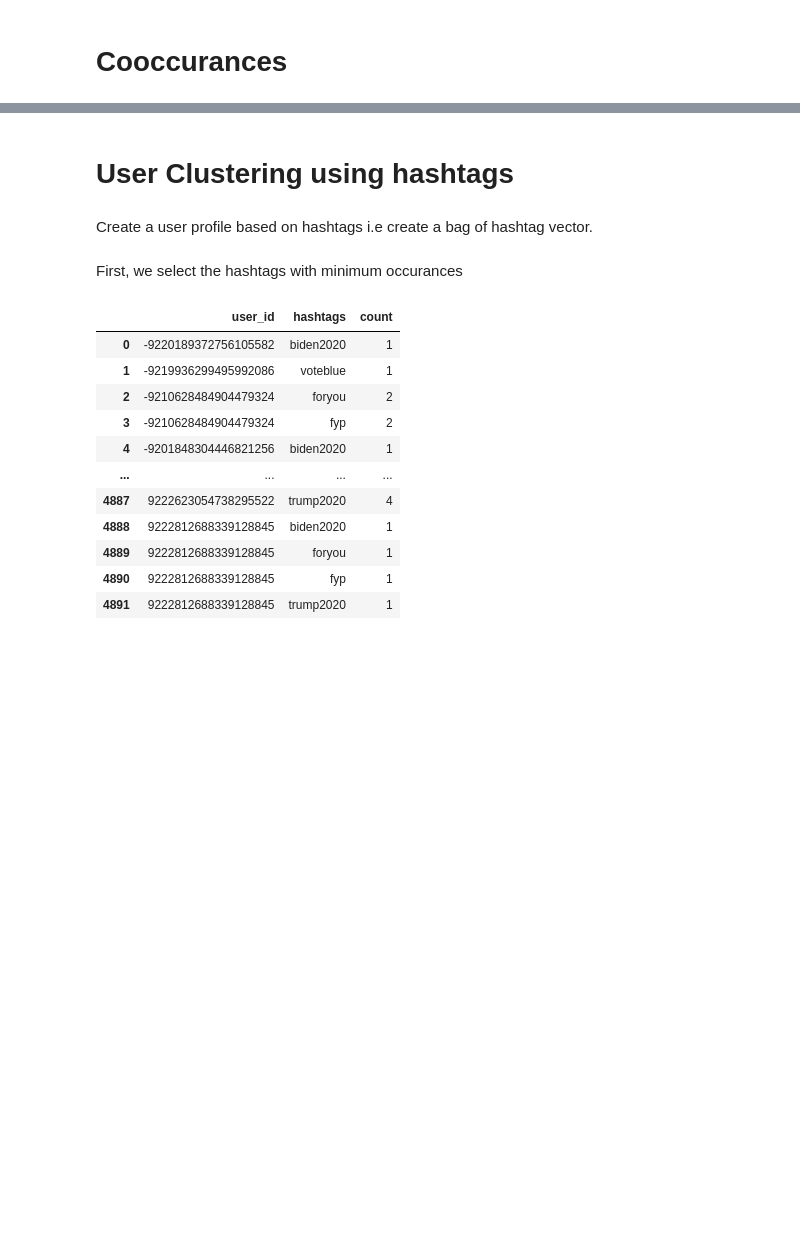
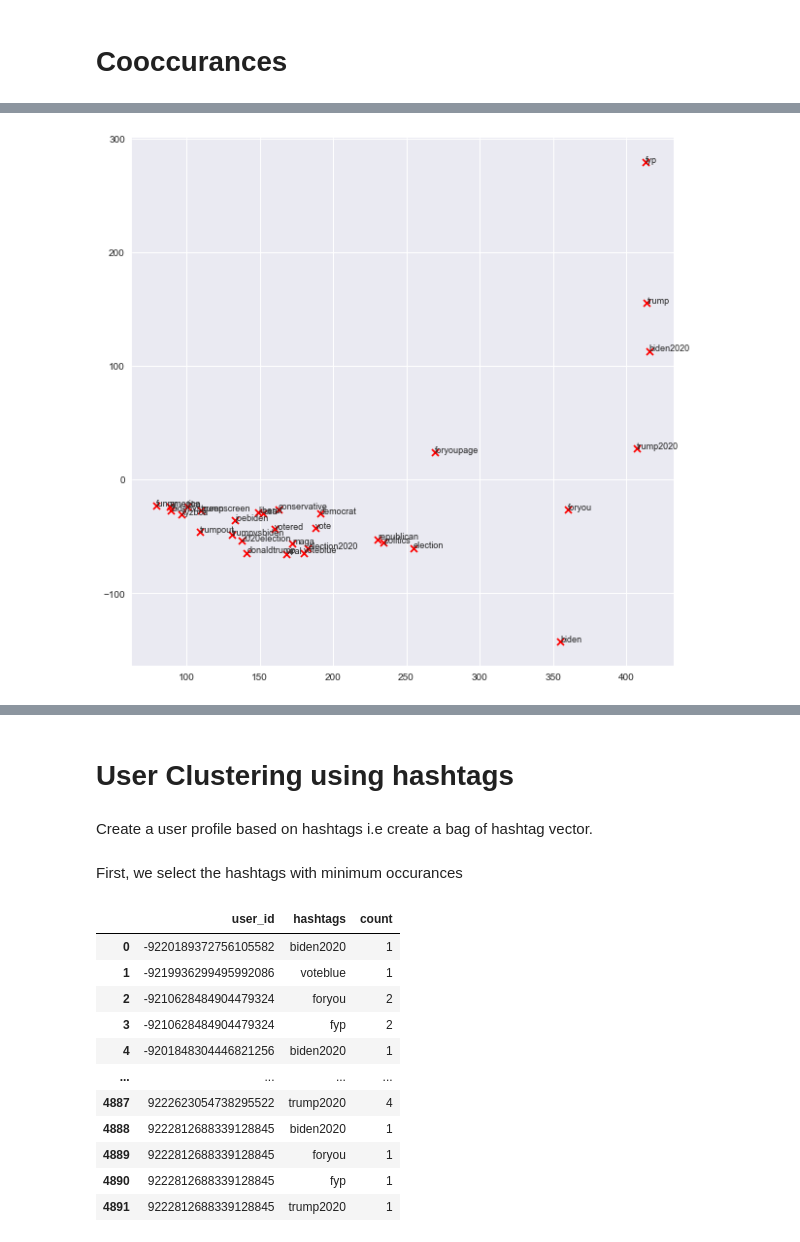
Before and after one commit to ravinitheshreddy/ComputationalSocialMedia_TikTok, a Jupyter notebook: EDA.ipynb, the cells around one changed output, grey strips where cells are left out. Cells and saved outputs as stored; diff of their text form; code cells hidden in the pictures; blank space fills up the shorter version.

```diff
--- a/EDA.ipynb
+++ b/EDA.ipynb
@@ -126,0 +181,3 @@ Skipping this analysis for now.
+# %%
+tsvd = TruncatedSVD(n_components=2)
+v_transformed = tsvd.fit_transform(v)
@@ -126,0 +186,3 @@ Skipping this analysis for now.
+# %%
+top_600_indices = list(v[v.sum(axis=1) > 600].index)
+v_transformed_reduced = v_transformed[v.sum(axis=1) > 600]
@@ -126,0 +191,13 @@ Skipping this analysis for now.
+# %%
+def plot_embeddings(words, vec, figsize):
+    fig, axes = plt.subplots(figsize=(10,10))
+    for i,word in enumerate(words):
+        x = vec[i][0]
+        y = vec[i][1]
+        plt.scatter(x, y, marker='x', color='red')
+        plt.text(x, y+0.01, word, fontsize=9)
+    plt.show()
+# %%
+plot_embeddings(top_600_indices, v_transformed_reduced, (10,10))
+# %% [output]
+[figure, added]
```
Also changed, not shown: parts of 21 cells of this notebook.
